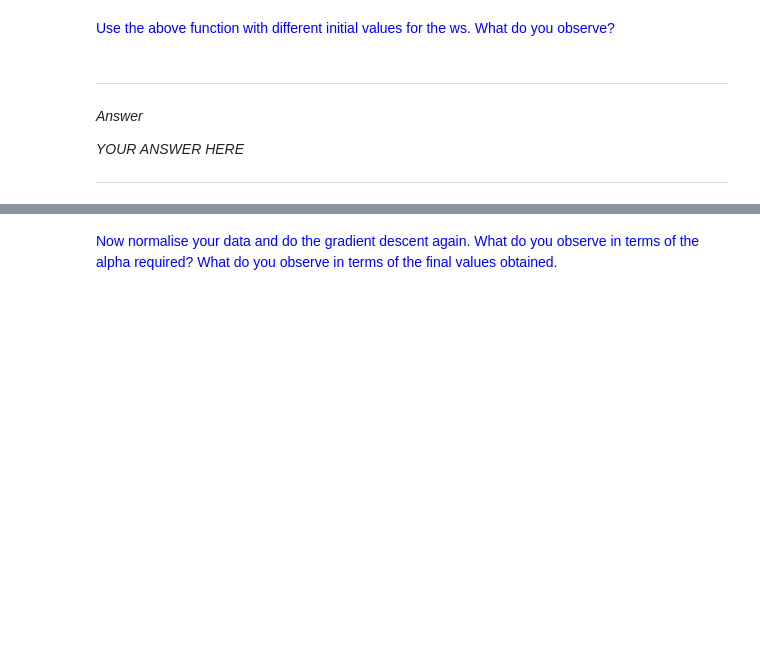
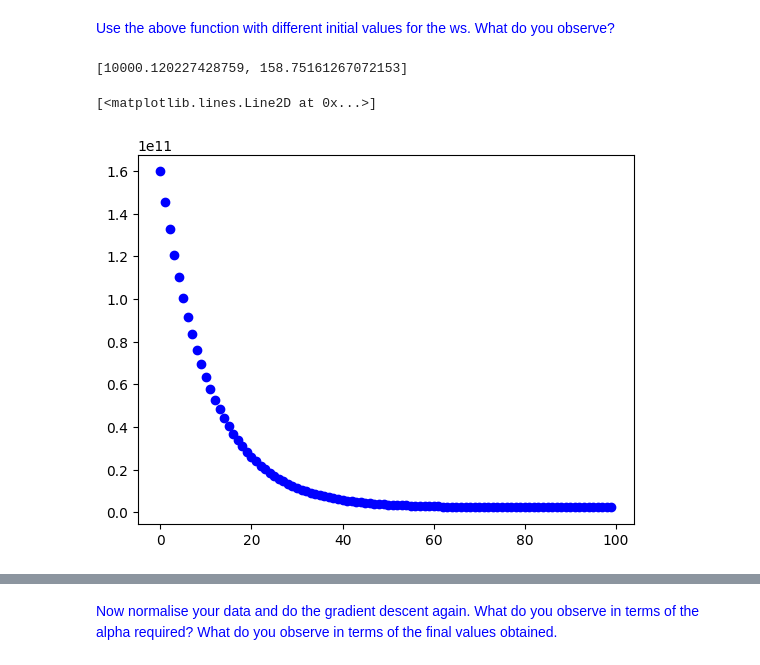
Before and after one commit to Pikurrot/ml-problems-uab, a Jupyter notebook: Session 2 - Multiple and Polynomial regression/P2_Multiple_and_Polynomial_Regression.ipynb, the cells around one changed output, grey strips where cells are left out. Cells and saved outputs as stored; diff of their text form; code cells hidden in the pictures; blank space fills up the shorter version.

```diff
--- a/Session 2 - Multiple and Polynomial regression/P2_Multiple_and_Polynomial_Regression.ipynb
+++ b/Session 2 - Multiple and Polynomial regression/P2_Multiple_and_Polynomial_Regression.ipynb
@@ -157,11 +186,37 @@ plt.plot(np.arange(len(J)), J, 'bo')
 [figure]
 # %% [markdown]
 <font color=blue>Use the above function with different initial values for the ws. What do you observe?</font>
-# %% [markdown]
----
-
-*Answer*
-
-*YOUR ANSWER HERE*
-
----
+# %%
+def GradientDescent2(x, y, max_iterations=100, alpha=1):
+    m = len(x) # number of samples
+    J = np.zeros(max_iterations)
+
+    #initialize the parameters to zero (or any other random value)
+    w0 = 10000
+    w1 = -100
+
+    for it in range(max_iterations): #lets take a max of max_iteration steps updating the parameters
+        s0 = 0 # We will use this to calculate the sum inside the cost function
+        s1 = 0
+        for i in range(m): #Go over the points and calculate the sum
+            h = w0 + w1 * x[i]
+            s0 = s0 + (h - y[i])
+            s1 = s1 + (h - y[i])* x[i]
+            J[it] = J[it]+(h - y[i])**2
+        Grad0 = s0 / m
+        Grad1 = s1 / m
+        J[it] /= 2*m
+
+        w0 = w0 - alpha * Grad0
+        w1 = w1 - alpha * Grad1
+
+    return [w0, w1], J
+
+w, J = GradientDescent2(size, price, alpha=0.00000001)
+
+print(w)
+plt.plot(np.arange(len(J)), J, 'bo')
+# %% [output]
+[10000.120227428759, 158.75161267072153]
+[<matplotlib.lines.Line2D at 0x...>]
+[figure, added]
```
Also changed, not shown: parts of 32 cells of this notebook.
